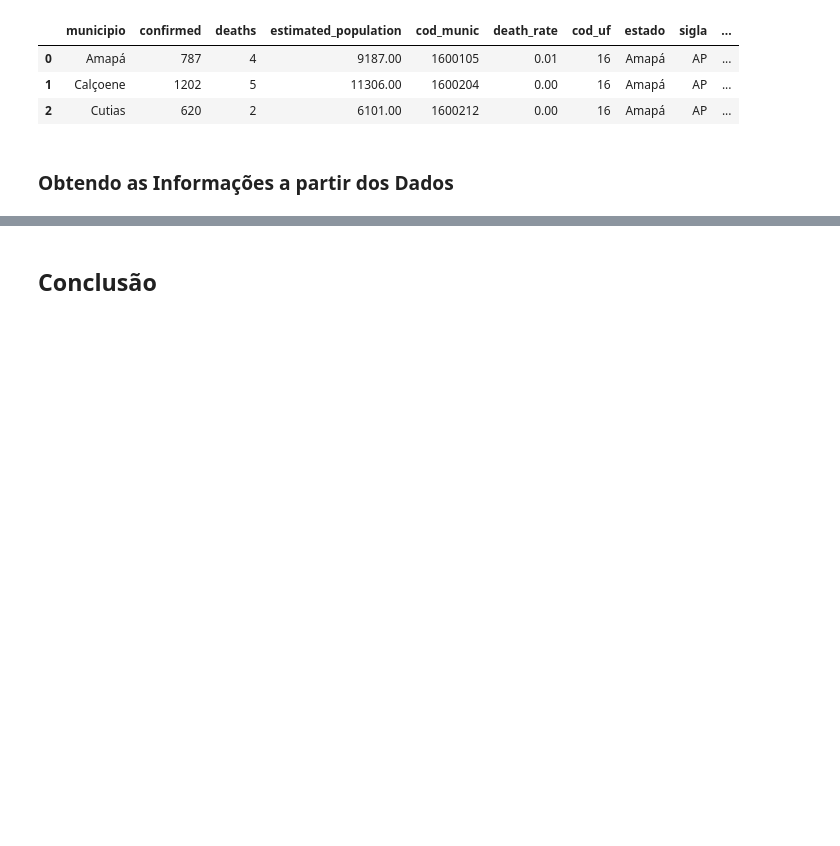
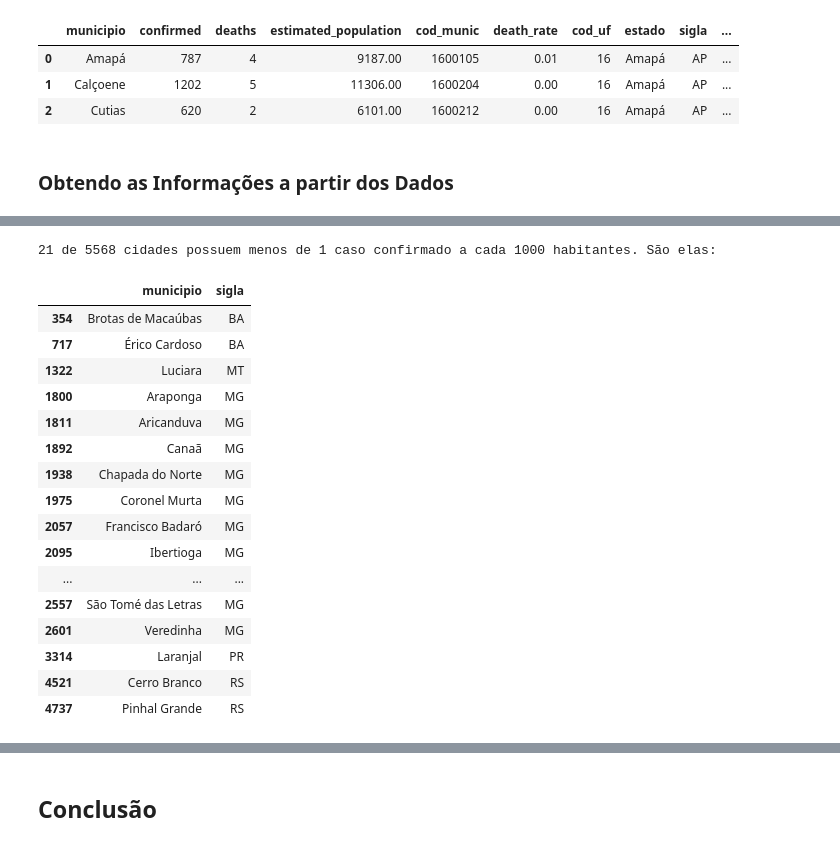
Before and after one commit to gustavopierre/data_science_portfolio, a Jupyter notebook: Gustavo_Moreira_Pierre.ipynb, the cells around one changed output, grey strips where cells are left out. Cells and saved outputs as stored; diff of their text form; code cells hidden in the pictures; blank space fills up the shorter version.

```diff
--- a/Gustavo_Moreira_Pierre.ipynb
+++ b/Gustavo_Moreira_Pierre.ipynb
@@ -1442,0 +1491,28 @@ dados_por_estados[colunas_selecionadas].set_index('state').describe()
+# %%
+# considerado que valores igual ou maior que 0.5 é igual a 1 caso
+qtde = dados_municipios.query('confirmed_per_1000_inhabitants < 0.5').shape[0]
+# total dos casos
+total = dados_municipios.shape[0]
+print(f'{qtde} de {total} cidades possuem menos de 1 caso confirmado a cada 1000 habitantes. São elas:')
+# exibindo a lista de cidades e sigla dos estados a que pertencem
+colunas_selecionadas = ['municipio', 'sigla']
+dados_municipios.query('confirmed_per_1000_inhabitants < 0.5')[colunas_selecionadas]
+# %% [output]
+21 de 5568 cidades possuem menos de 1 caso confirmado a cada 1000 habitantes. São elas:
+|  | municipio | sigla |
+| 354 | Brotas de Macaúbas | BA |
+| 717 | Érico Cardoso | BA |
+| 1322 | Luciara | MT |
+| 1800 | Araponga | MG |
+| 1811 | Aricanduva | MG |
+| 1892 | Canaã | MG |
+| 1938 | Chapada do Norte | MG |
+| 1975 | Coronel Murta | MG |
+| 2057 | Francisco Badaró | MG |
+| 2095 | Ibertioga | MG |
+| ... | ... | ... |
+| 2557 | São Tomé das Letras | MG |
+| 2601 | Veredinha | MG |
+| 3314 | Laranjal | PR |
+| 4521 | Cerro Branco | RS |
+| 4737 | Pinhal Grande | RS |
```
Also changed, not shown: parts of 51 cells of this notebook.
